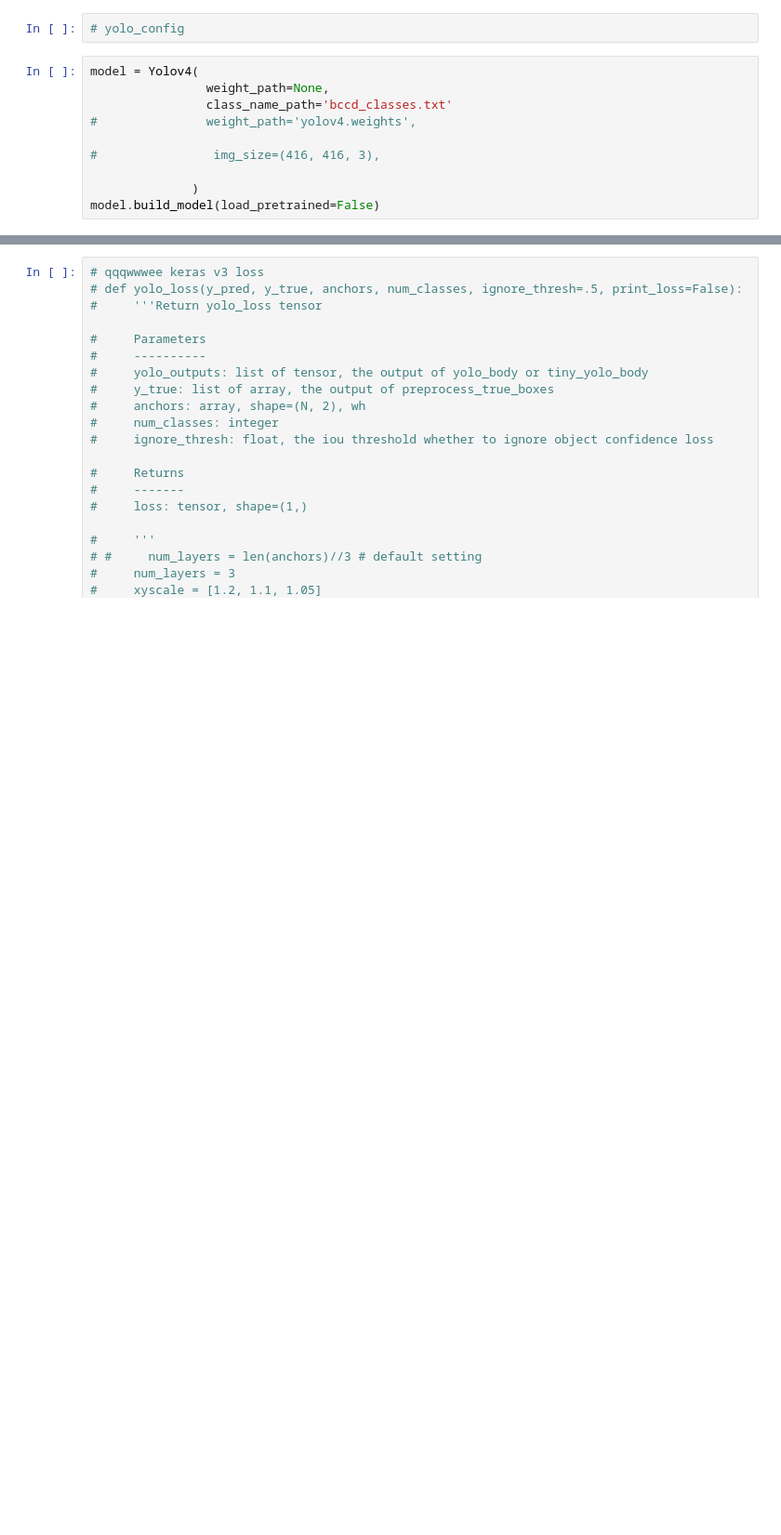
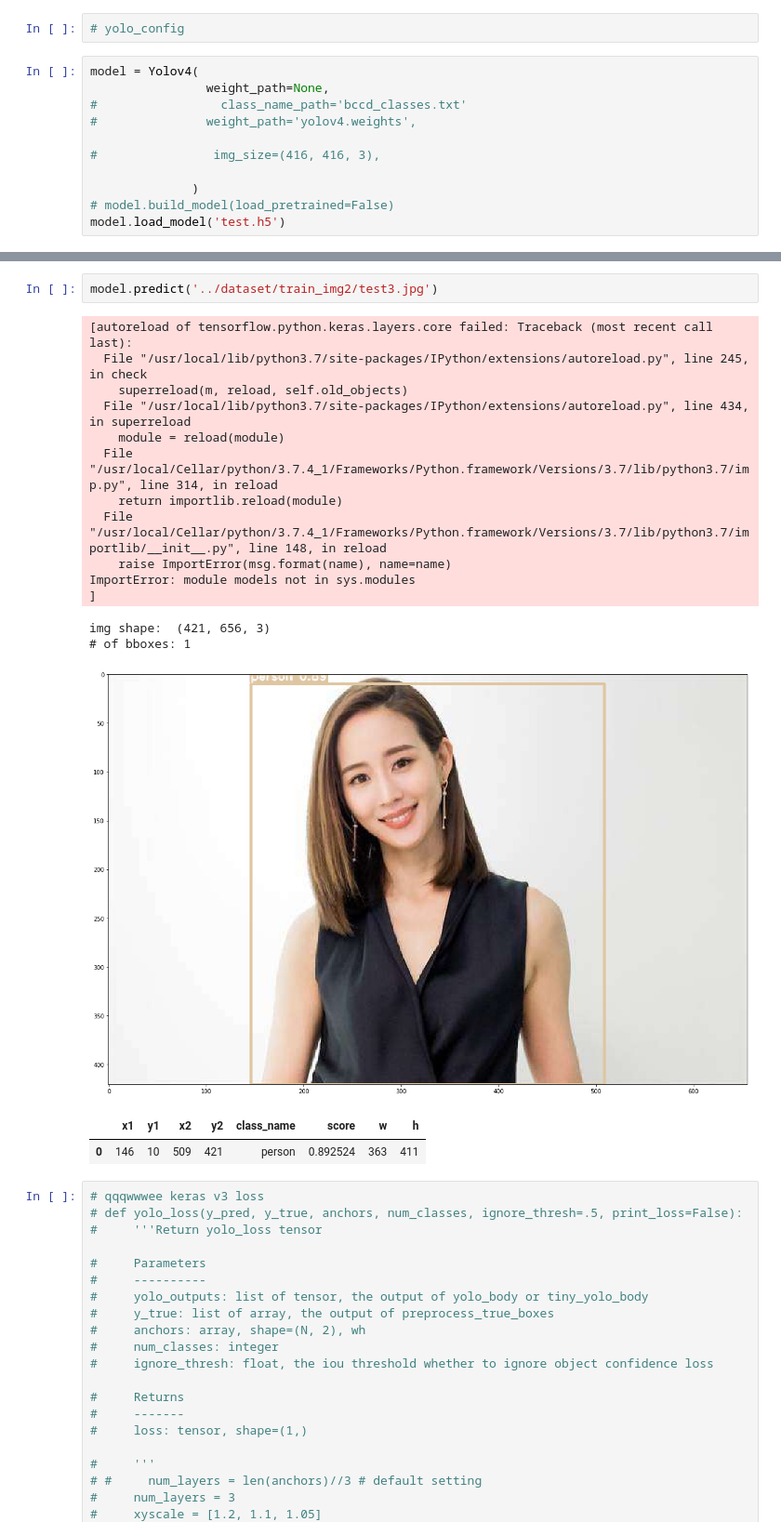
Before and after one commit to taipingeric/yolo-v4-tf.keras, a Jupyter notebook: Datagenerator.ipynb, the cells around one changed output, grey strips where cells are left out. Shown: that part at 93% size. Drawn from its saved outputs; the diff is of its cells as text; blank space fills up the shorter version.

```diff
--- a/Datagenerator.ipynb
+++ b/Datagenerator.ipynb
@@ -168,11 +173,12 @@ Clipping input data to the valid range for imshow with RGB data ([0..1] for floa
 # %%
 model = Yolov4(
                 weight_path=None,
-                class_name_path='bccd_classes.txt'
+#                 class_name_path='bccd_classes.txt'
 #               weight_path='yolov4.weights',
 
 #                img_size=(416, 416, 3),
 
               )
-model.build_model(load_pretrained=False)
+# model.build_model(load_pretrained=False)
+model.load_model('test.h5')
 # %% [output]
@@ -184,3 +194,22 @@ Call initializer instance with the dtype argument instead of passing it to the c
+# %%
+model.predict('../dataset/train_img2/test3.jpg')
+# %% [output]
+[autoreload of tensorflow.python.keras.layers.core failed: Traceback (most recent call last):
+  File "/usr/local/lib/python3.7/site-packages/IPython/extensions/autoreload.py", line 245, in check
+    superreload(m, reload, self.old_objects)
+  File "/usr/local/lib/python3.7/site-packages/IPython/extensions/autoreload.py", line 434, in superreload
+    module = reload(module)
+  File "/usr/local/Cellar/python/3.7.4_1/Frameworks/Python.framework/Versions/3.7/lib/python3.7/imp.py", line 314, in reload
+    return importlib.reload(module)
+  File "/usr/local/Cellar/python/3.7.4_1/Frameworks/Python.framework/Versions/3.7/lib/python3.7/importlib/__init__.py", line 148, in reload
+    raise ImportError(msg.format(name), name=name)
+ImportError: module models not in sys.modules
+]
+img shape:  (421, 656, 3)
+# of bboxes: 1
+[figure, added]
+|  | x1 | y1 | x2 | y2 | class_name | score | w | h |
+| 0 | 146 | 10 | 509 | 421 | person | 0.892524 | 363 | 411 |
 # %%
 # qqqwwwee keras v3 loss
 # def yolo_loss(y_pred, y_true, anchors, num_classes, ignore_thresh=.5, print_loss=False):
```
Also changed, not shown: parts of 20 cells of this notebook.
